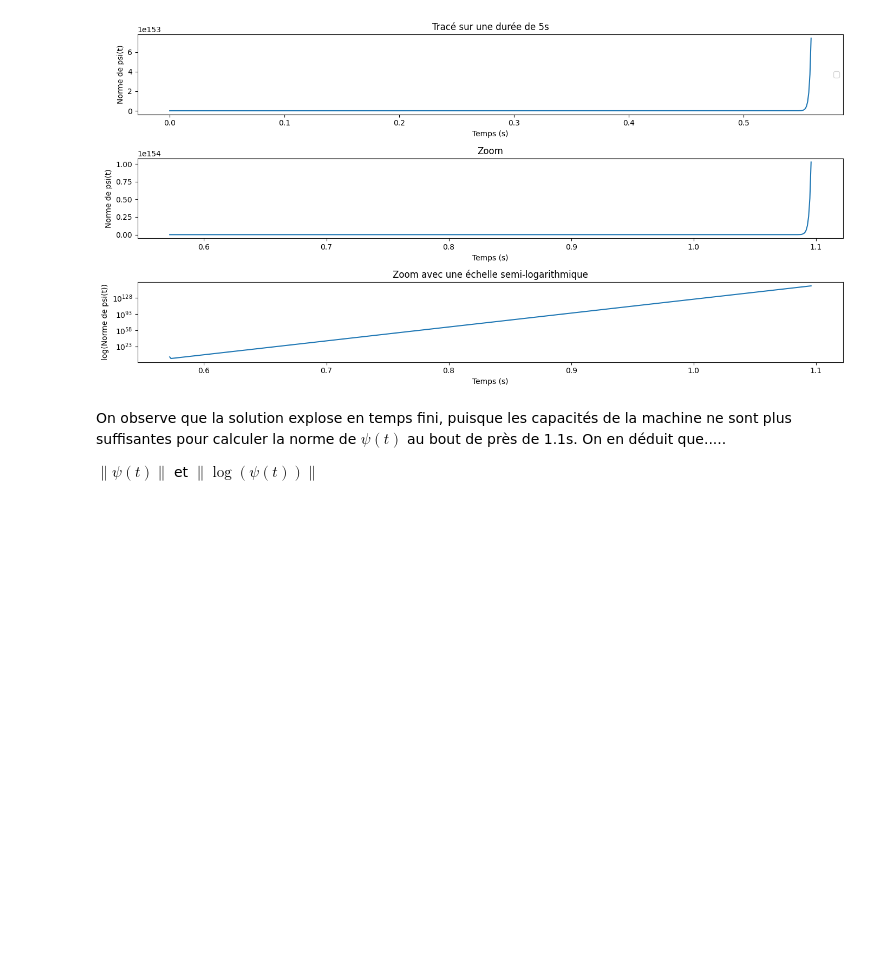
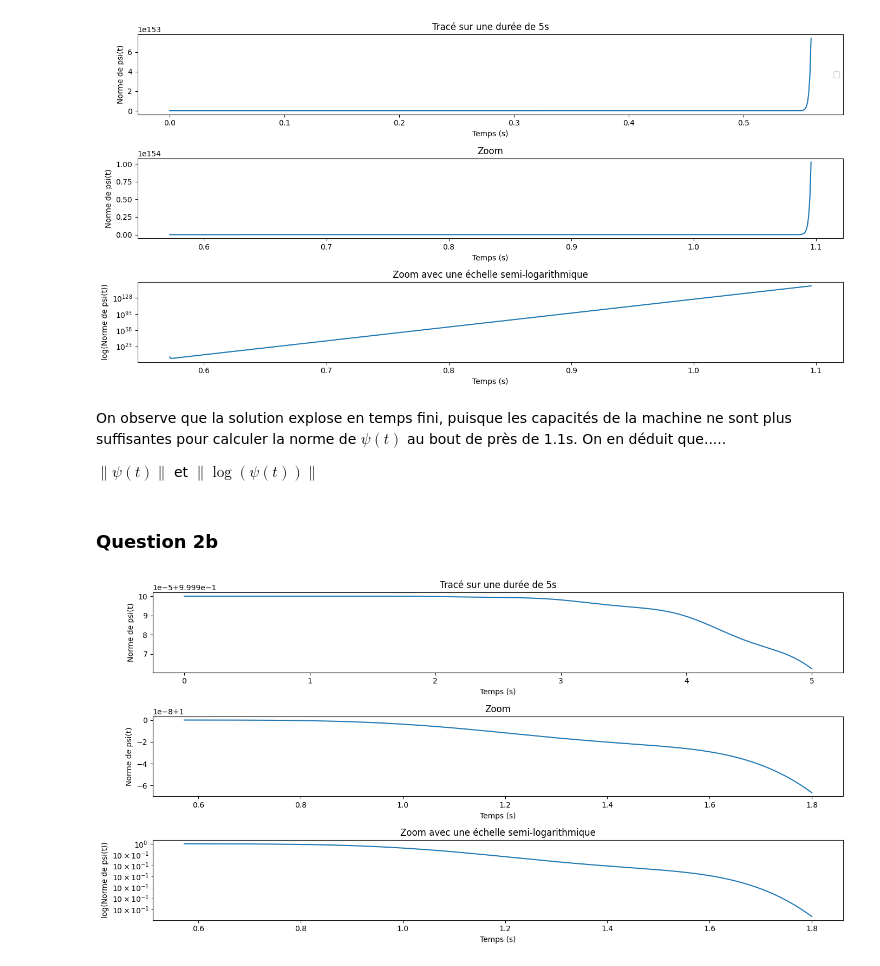
Before and after one commit to bavrillon/Projet-Maths-2---Equations-Diff-rentielles, a Jupyter notebook: Réponses - Groupe 28.ipynb, the cells around one changed output. Saved outputs shown, nothing was run; the diff lists cells and outputs as text; code cells hidden in the pictures; blank space fills up the shorter version.

```diff
--- a/Réponses - Groupe 28.ipynb
+++ b/Réponses - Groupe 28.ipynb
@@ -76,3 +75,63 @@ On observe que la solution explose en temps fini, puisque les capacités de la m
 On en déduit que.....
 
 $\lVert \psi (t) \rVert$ et $\lVert \log (\psi (t)) \rVert$
+# %% [markdown]
+### Question 2b ###
+# %%
+seuil = 10e-12
+
+# On va définir psi[k] comme le point fixe de la fonction x -> g(k,x), sur laquelle on applique le théorème de Banach.
+# On doit prendre un seuil pour calculer ce point fixe dans l'algoritme, tel que la valeur retenue psi[k] est telle que norme(psi[k] - g(k,psi[k]) <= seuil
+
+def euler_implicit(psi_0,t_0,t_f,E,delta,dt):
+    tps = np.arange(t_0,t_f,dt)
+    n = len(tps)
+    psi = np.zeros((n,3))
+    psi[0] = psi_0
+    def g(k,x):
+        return(psi[k-1]+dt*f(x,tps[k]))
+    for k in range(1,n):
+        point_fixe = psi[k-1]
+        while abs(np.linalg.norm(point_fixe-g(k,point_fixe),ord=2)) > seuil :
+            point_fixe = g(k,point_fixe)
+        psi[k] = point_fixe
+    return(tps,psi)
+
+
+Résolution_a = euler_implicit(psi_0,0.000001,5,E,delta,dt)
+Temps = Résolution_a[0]
+Norme_psi = np.linalg.norm(Résolution_a[1],ord=2,axis=1)
+
+Résolution_b = euler_implicit(psi_0,0.572,1.8,E,delta,dt)
+Temps_b = Résolution_b[0]
+Norme_psi_b = np.linalg.norm(Résolution_b[1],ord=2,axis=1)
+
+Résolution_c = euler_implicit(psi_0,0.572,1.8,E,delta,dt)
+Temps_c = Résolution_b[0]
+Norme_psi_c = np.linalg.norm(Résolution_b[1],ord=2,axis=1)
+
+plt.figure()
+
+plt.subplot(3, 1, 1)
+plt.plot(Temps,Norme_psi)
+plt.xlabel("Temps (s)")
+plt.ylabel("Norme de psi(t)")
+plt.title("Tracé sur une durée de 5s")
+
+plt.subplot(3, 1, 2)
+plt.plot(Temps_b,Norme_psi_b)
+plt.xlabel("Temps (s)")
+plt.ylabel("Norme de psi(t)")
+plt.title("Zoom")
+
+plt.subplot(3, 1, 3)
+plt.plot(Temps_c,Norme_psi_c)
+plt.semilogy()
+plt.xlabel("Temps (s)")
+plt.ylabel("log(Norme de psi(t))")
+plt.title("Zoom avec une échelle semi-logarithmique")
+
+plt.tight_layout()
+plt.show()
+# %% [output]
+[figure, added]
```
Also changed, not shown: parts of 1 cell of this notebook.
